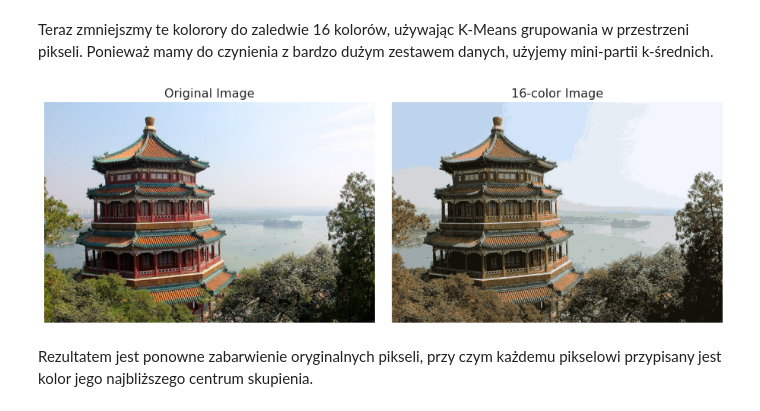
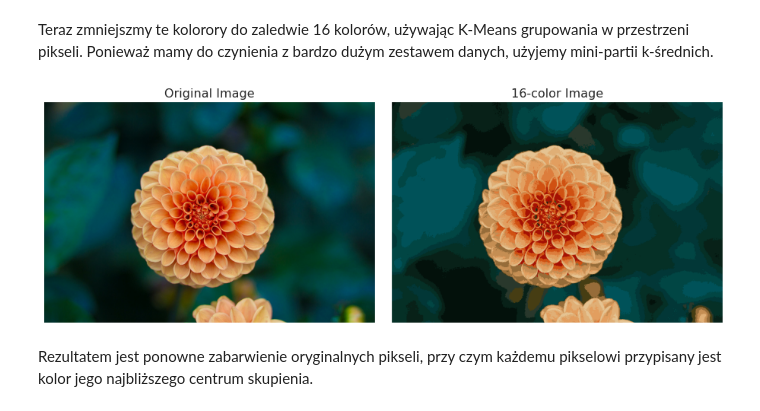
Before and after one commit to mikiisz/ml-tutorial6, a Jupyter notebook: ml_tutorial6.ipynb, the cells around one changed output. Cells and saved outputs as stored; diff of their text form; code cells hidden in the pictures.

Commit message:
rename china to flower

```diff
--- a/ml_tutorial6.ipynb
+++ b/ml_tutorial6.ipynb
@@ -83,9 +83,9 @@ Na przykład rozważmy obraz pokazany na poniższym rysunku, który pochodzi z m
 # %%
 from sklearn.datasets import load_sample_image
 
-china = load_sample_image("flower.jpg")
+flower = load_sample_image("flower.jpg")
 ax = plt.axes(xticks=[], yticks=[])
-ax.imshow(china);
+ax.imshow(flower);
 # %% [output]
 [figure]
 # %%
@@ -97,7 +97,7 @@ Sam obraz jest przechowywany w trójwymiarowej tablicy rozmiarów (wysokość, s
 
 Przekształcimy dane do i przeskalujemy kolory tak, aby zawierały się między 0 a 1:
 # %%
-data = china / 255.0
+data = flower / 255.0
 data = data.reshape(427 * 640, 3)
 data.shape
 # %% [output]
@@ -110,17 +110,17 @@ kmeans = MiniBatchKMeans(16)
 kmeans.fit(data)
 new_colors = kmeans.cluster_centers_[kmeans.predict(data)]
 # %%
-china_recolored = new_colors.reshape(china.shape)
+flower_recolored = new_colors.reshape(flower.shape)
 
 fig, ax = plt.subplots(1, 2, figsize=(16, 6),
                        subplot_kw=dict(xticks=[], yticks=[]))
 fig.subplots_adjust(wspace=0.05)
-ax[0].imshow(china)
+ax[0].imshow(flower)
 ax[0].set_title('Original Image', size=16)
-ax[1].imshow(china_recolored)
+ax[1].imshow(flower_recolored)
 ax[1].set_title('16-color Image', size=16);
 # %% [output]
-[figure, old version]
+[figure, new version]
 # %% [markdown]
 Rezultatem jest ponowne zabarwienie oryginalnych pikseli, przy czym każdemu pikselowi przypisany jest kolor jego najbliższego centrum skupienia.
 # %% [markdown]
```
Also changed, not shown: parts of 2 cells of this notebook.
